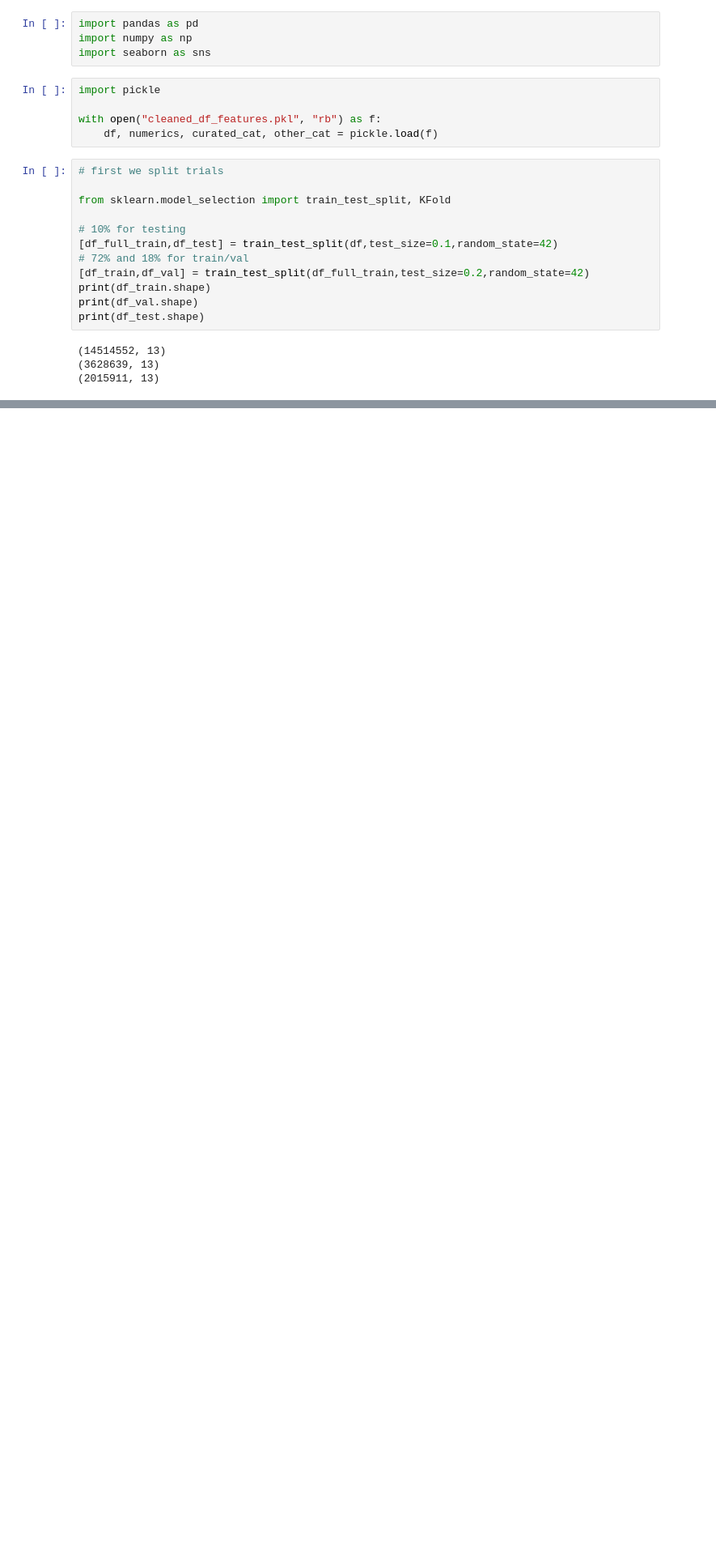
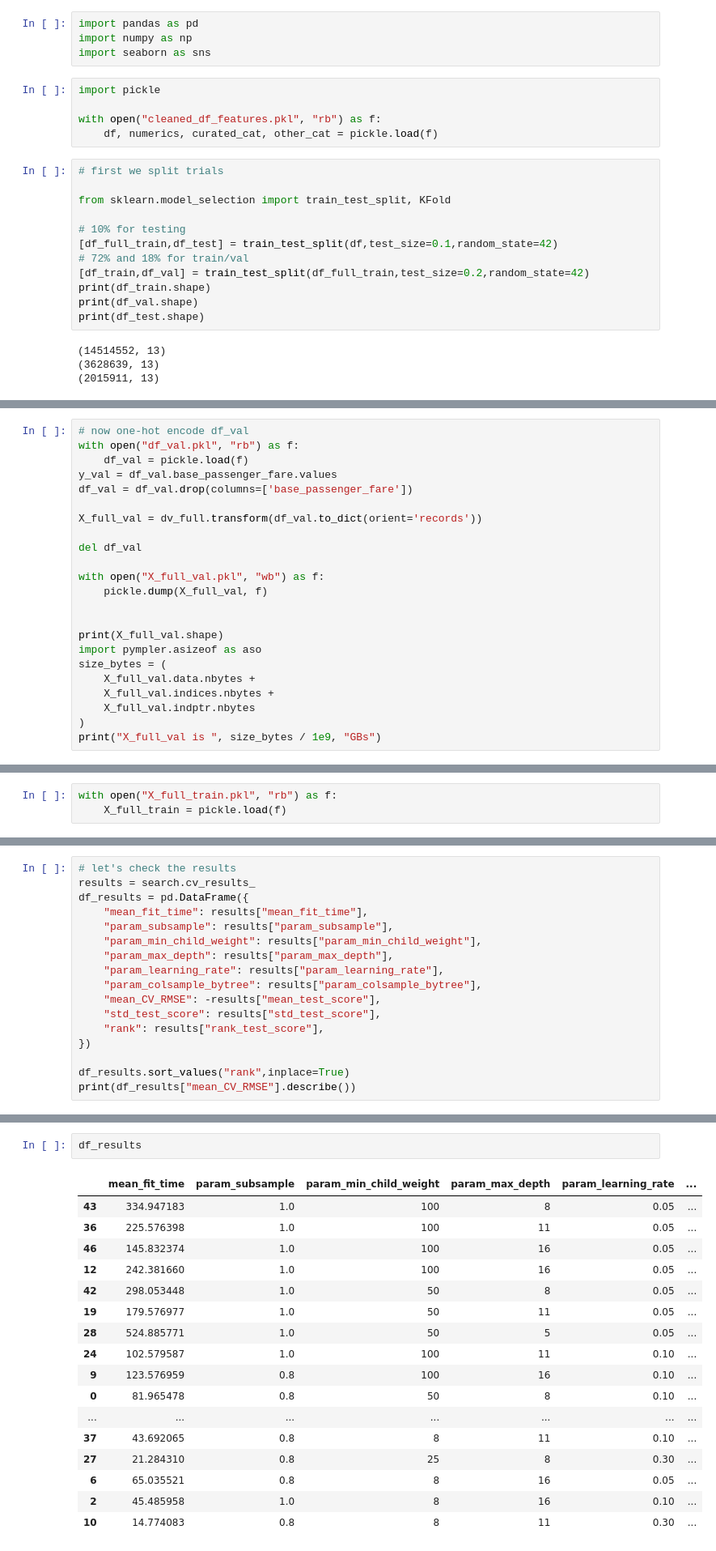
Before and after one commit to yvnyli/ML_Zoomcamp_2025, a Jupyter notebook: project1/3_modeling_full.ipynb, the cells around one changed output, grey strips where cells are left out. Shown at 81% size. Drawn from its saved outputs; the diff is of its cells as text; blank space fills up the shorter version.

```diff
--- a/project1/3_modeling_full.ipynb
+++ b/project1/3_modeling_full.ipynb
@@ -78,0 +105,23 @@ MemoryError:
+# %%
+# now one-hot encode df_val
+with open("df_val.pkl", "rb") as f:
+    df_val = pickle.load(f)
+y_val = df_val.base_passenger_fare.values
+df_val = df_val.drop(columns=['base_passenger_fare'])
+
+X_full_val = dv_full.transform(df_val.to_dict(orient='records'))
+
+del df_val
+
+with open("X_full_val.pkl", "wb") as f:
+    pickle.dump(X_full_val, f)
+
+
+print(X_full_val.shape)
+import pympler.asizeof as aso
+size_bytes = (
+    X_full_val.data.nbytes +
+    X_full_val.indices.nbytes +
+    X_full_val.indptr.nbytes
+)
+print("X_full_val is ", size_bytes / 1e9, "GBs")
@@ -160,0 +144,3 @@ print(f"Best SGD training time: {best_SGD_time/60:.2f} minutes")
+# %%
+with open("X_full_train.pkl", "rb") as f:
+    X_full_train = pickle.load(f)
@@ -160,0 +555,17 @@ print(f"Best SGD training time: {best_SGD_time/60:.2f} minutes")
+# %%
+# let's check the results
+results = search.cv_results_
+df_results = pd.DataFrame({
+    "mean_fit_time": results["mean_fit_time"],
+    "param_subsample": results["param_subsample"],
+    "param_min_child_weight": results["param_min_child_weight"],
+    "param_max_depth": results["param_max_depth"],
+    "param_learning_rate": results["param_learning_rate"],
+    "param_colsample_bytree": results["param_colsample_bytree"],
+    "mean_CV_RMSE": -results["mean_test_score"],
+    "std_test_score": results["std_test_score"],
+    "rank": results["rank_test_score"],
+})
+
+df_results.sort_values("rank",inplace=True)
+print(df_results["mean_CV_RMSE"].describe())
@@ -160,0 +582,20 @@ print(f"Best SGD training time: {best_SGD_time/60:.2f} minutes")
+# %%
+df_results
+# %% [output]
+|  | mean_fit_time | param_subsample | param_min_child_weight | param_max_depth | param_learning_rate | ... |
+| 43 | 334.947183 | 1.0 | 100 | 8 | 0.05 | ... |
+| 36 | 225.576398 | 1.0 | 100 | 11 | 0.05 | ... |
+| 46 | 145.832374 | 1.0 | 100 | 16 | 0.05 | ... |
+| 12 | 242.381660 | 1.0 | 100 | 16 | 0.05 | ... |
+| 42 | 298.053448 | 1.0 | 50 | 8 | 0.05 | ... |
+| 19 | 179.576977 | 1.0 | 50 | 11 | 0.05 | ... |
+| 28 | 524.885771 | 1.0 | 50 | 5 | 0.05 | ... |
+| 24 | 102.579587 | 1.0 | 100 | 11 | 0.10 | ... |
+| 9 | 123.576959 | 0.8 | 100 | 16 | 0.10 | ... |
+| 0 | 81.965478 | 0.8 | 50 | 8 | 0.10 | ... |
+| ... | ... | ... | ... | ... | ... | ... |
+| 37 | 43.692065 | 0.8 | 8 | 11 | 0.10 | ... |
+| 27 | 21.284310 | 0.8 | 25 | 8 | 0.30 | ... |
+| 6 | 65.035521 | 0.8 | 8 | 16 | 0.05 | ... |
+| 2 | 45.485958 | 1.0 | 8 | 16 | 0.10 | ... |
+| 10 | 14.774083 | 0.8 | 8 | 11 | 0.30 | ... |
```
Also changed, not shown: parts of 19 cells of this notebook, 8 other files.
